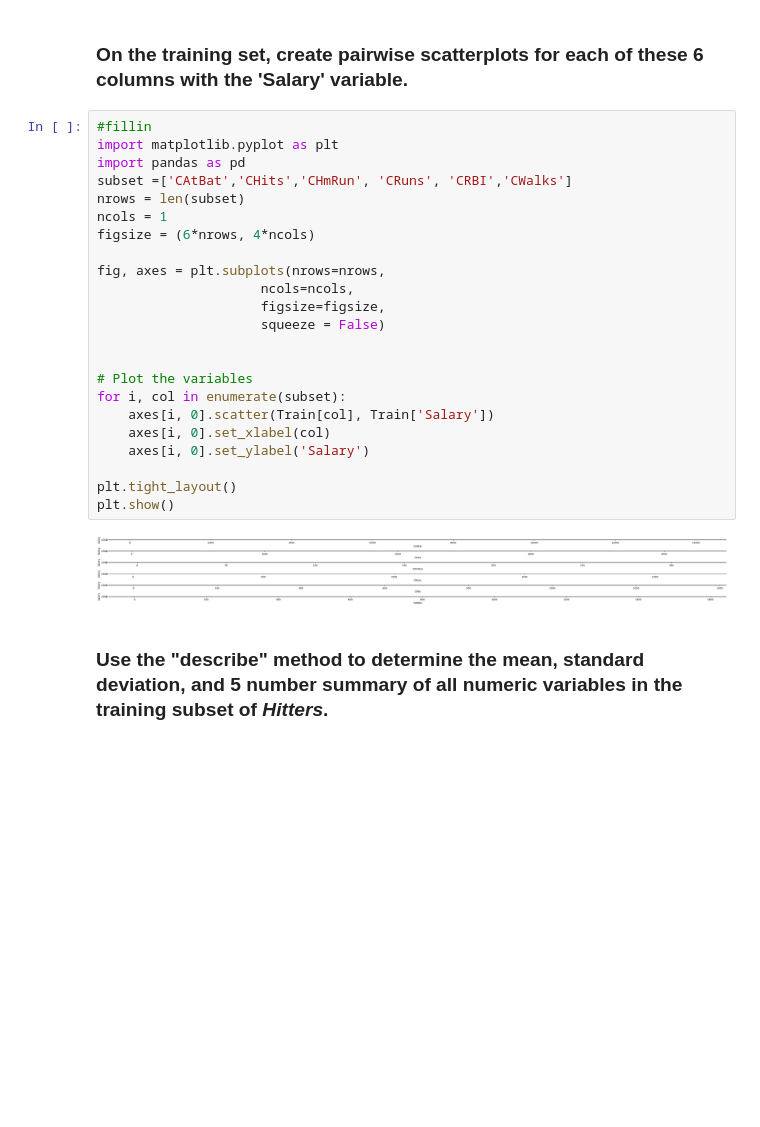
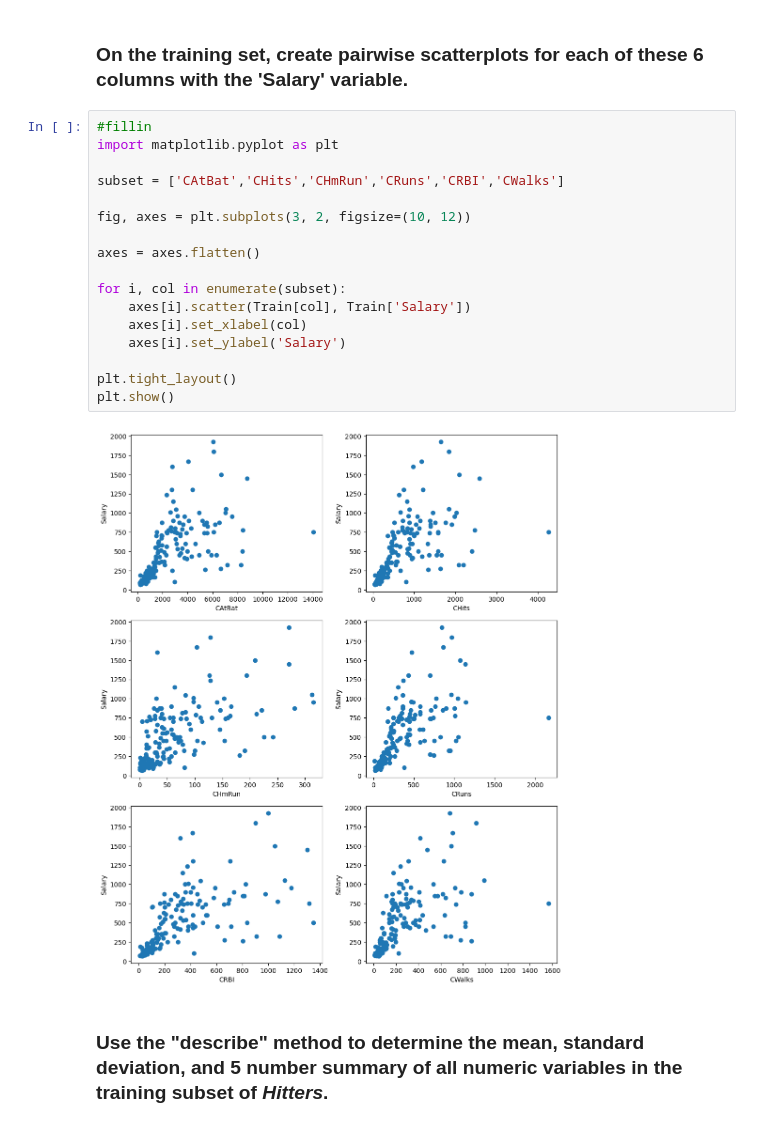
Before and after one commit to logandemianczyk/code_2600, a Jupyter notebook: mod03_eda.ipynb, the cells around one changed output. Saved outputs shown, nothing was run; the diff lists cells and outputs as text; blank space fills up the shorter version.

```diff
--- a/mod03_eda.ipynb
+++ b/mod03_eda.ipynb
@@ -65,28 +65,22 @@ If it has a c before it then that number is the data taken throughout his whole
 # %%
 #fillin
 import matplotlib.pyplot as plt
-import pandas as pd
-subset =['CAtBat','CHits','CHmRun', 'CRuns', 'CRBI','CWalks']
-nrows = len(subset)
-ncols = 1
-figsize = (6*nrows, 4*ncols)
 
-fig, axes = plt.subplots(nrows=nrows,
-                     ncols=ncols,
-                     figsize=figsize,
-                     squeeze = False)
+subset = ['CAtBat','CHits','CHmRun','CRuns','CRBI','CWalks']
 
+fig, axes = plt.subplots(3, 2, figsize=(10, 12))
 
-# Plot the variables
+axes = axes.flatten()
+
 for i, col in enumerate(subset):
-    axes[i, 0].scatter(Train[col], Train['Salary'])
-    axes[i, 0].set_xlabel(col)
-    axes[i, 0].set_ylabel('Salary')
+    axes[i].scatter(Train[col], Train['Salary'])
+    axes[i].set_xlabel(col)
+    axes[i].set_ylabel('Salary')
 
 plt.tight_layout()
 plt.show()
 # %% [output]
-[figure, old version]
+[figure, new version]
 # %% [markdown]
 ### Use the "describe" method to determine the mean, standard deviation, and 5 number summary of all numeric variables in the training subset of _Hitters_.
 # %%
```
Also changed, not shown: 1 other file.
